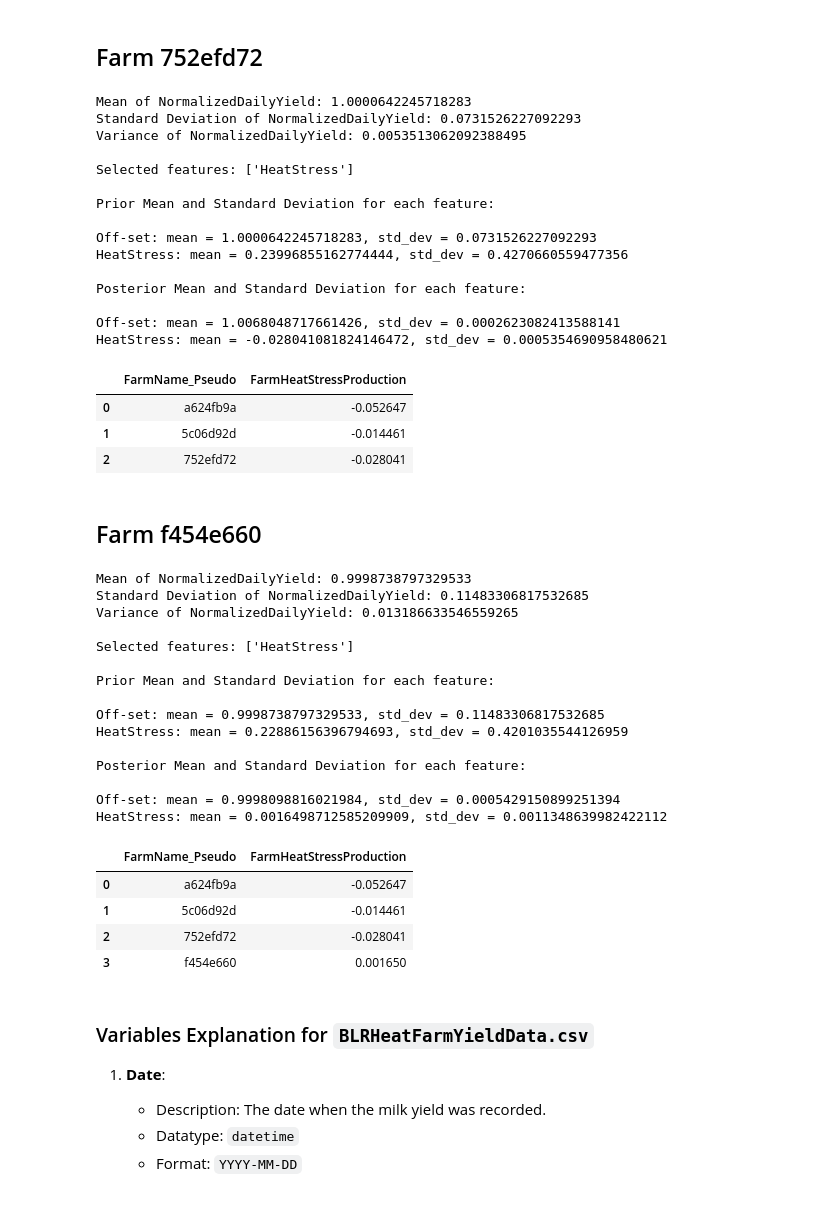
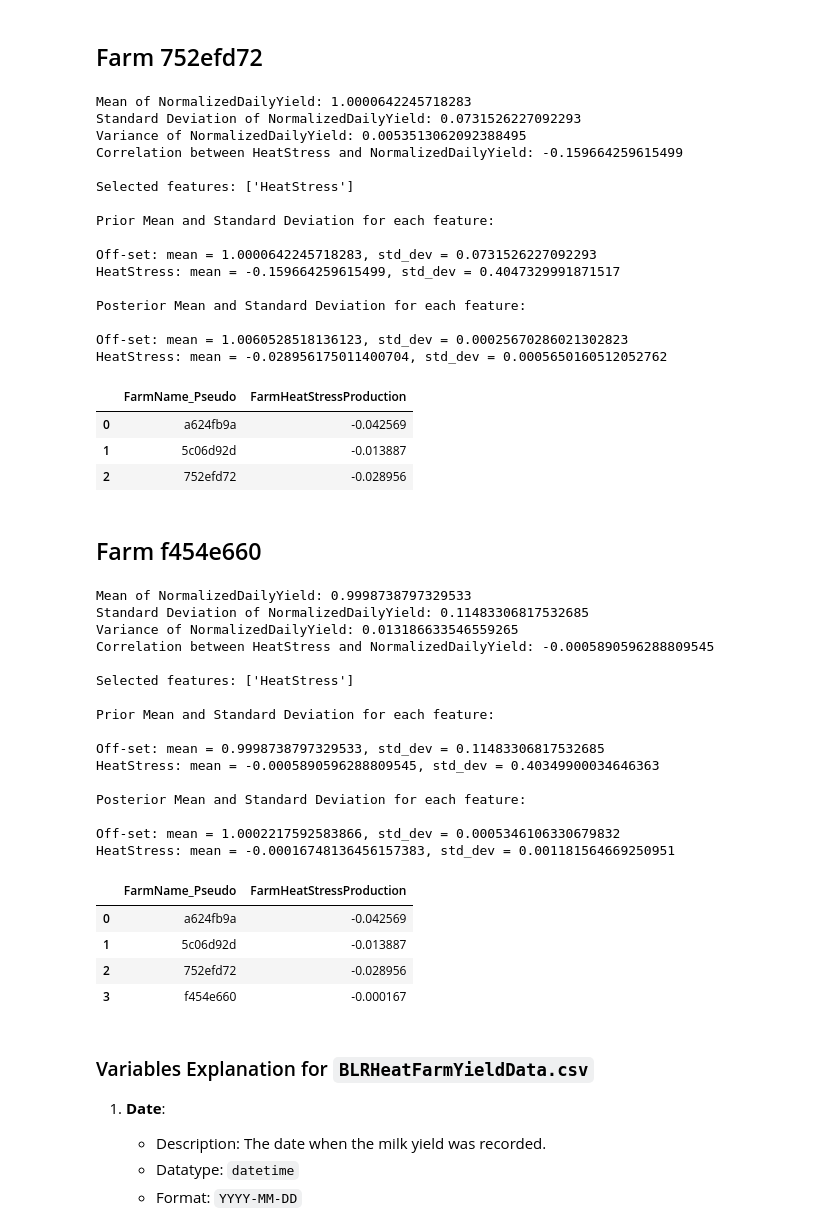
Before and after one commit to jockepolis/HeatStressEvaluationSummer24, a Jupyter notebook: ModelingFarmLevelYield/BLR_FarmHeatApp.ipynb, the cells around one changed output. Saved outputs shown, nothing was run; the diff lists cells and outputs as text; code cells hidden in the pictures.

```diff
--- a/ModelingFarmLevelYield/BLR_FarmHeatApp.ipynb
+++ b/ModelingFarmLevelYield/BLR_FarmHeatApp.ipynb
@@ -185,12 +183,16 @@ train_data, val_data = train_test_split(farm_data, test_size=0.3, random_state=4
 # Define the single feature
 features = ['HeatStress']
 
+# Calculate the correlation between HeatStress and NormalizedDailyYield
+heatstress_correlation = train_data['HeatStress'].corr(train_data[target])
+print("Correlation between HeatStress and NormalizedDailyYield:", heatstress_correlation)
+
 # Function to fit and get the posterior mean for HeatStress
-def fit_and_get_heatstress_posterior(farm_id, train_data, features):
+def fit_and_get_heatstress_posterior(farm_id, train_data, features, heatstress_correlation):
     print(f"\nSelected features: {features}")
 
     # Calculate prior means for the features
-    prior_mean_values = [train_data[feature].mean() for feature in features]
+    prior_mean_values = [heatstress_correlation]  # Use correlation as prior mean for HeatStress
     prior_std_values = [train_data[feature].std() for feature in features]
 
     # Define priors
@@ -228,7 +230,7 @@ def fit_and_get_heatstress_posterior(farm_id, train_data, features):
     return heatstress_posterior_mean
 
 # Train the model with the HeatStress feature on the training set and print results
-heatstress_posterior_mean = fit_and_get_heatstress_posterior(farm_id, train_data, features)
+heatstress_posterior_mean = fit_and_get_heatstress_posterior(farm_id, train_data, features, heatstress_correlation)
 
 # Create a new DataFrame for the current farm's result
 new_result = pd.DataFrame([{
@@ -288,12 +291,16 @@ train_data, val_data = train_test_split(farm_data, test_size=0.3, random_state=4
 # Define the single feature
 features = ['HeatStress']
 
+# Calculate the correlation between HeatStress and NormalizedDailyYield
+heatstress_correlation = train_data['HeatStress'].corr(train_data[target])
+print("Correlation between HeatStress and NormalizedDailyYield:", heatstress_correlation)
+
 # Function to fit and get the posterior mean for HeatStress
-def fit_and_get_heatstress_posterior(farm_id, train_data, features):
+def fit_and_get_heatstress_posterior(farm_id, train_data, features, heatstress_correlation):
     print(f"\nSelected features: {features}")
 
     # Calculate prior means for the features
-    prior_mean_values = [train_data[feature].mean() for feature in features]
+    prior_mean_values = [heatstress_correlation]  # Use correlation as prior mean for HeatStress
     prior_std_values = [train_data[feature].std() for feature in features]
 
     # Define priors
@@ -331,7 +338,7 @@ def fit_and_get_heatstress_posterior(farm_id, train_data, features):
     return heatstress_posterior_mean
 
 # Train the model with the HeatStress feature on the training set and print results
-heatstress_posterior_mean = fit_and_get_heatstress_posterior(farm_id, train_data, features)
+heatstress_posterior_mean = fit_and_get_heatstress_posterior(farm_id, train_data, features, heatstress_correlation)
 
 # Create a new DataFrame for the current farm's result
 new_result = pd.DataFrame([{
@@ -390,12 +398,16 @@ train_data, val_data = train_test_split(farm_data, test_size=0.3, random_state=4
 # Define the single feature
 features = ['HeatStress']
 
+# Calculate the correlation between HeatStress and NormalizedDailyYield
+heatstress_correlation = train_data['HeatStress'].corr(train_data[target])
+print("Correlation between HeatStress and NormalizedDailyYield:", heatstress_correlation)
+
 # Function to fit and get the posterior mean for HeatStress
-def fit_and_get_heatstress_posterior(farm_id, train_data, features):
+def fit_and_get_heatstress_posterior(farm_id, train_data, features, heatstress_correlation):
     print(f"\nSelected features: {features}")
 
     # Calculate prior means for the features
-    prior_mean_values = [train_data[feature].mean() for feature in features]
+    prior_mean_values = [heatstress_correlation]  # Use correlation as prior mean for HeatStress
     prior_std_values = [train_data[feature].std() for feature in features]
 
     # Define priors
@@ -433,7 +445,7 @@ def fit_and_get_heatstress_posterior(farm_id, train_data, features):
     return heatstress_posterior_mean
 
 # Train the model with the HeatStress feature on the training set and print results
-heatstress_posterior_mean = fit_and_get_heatstress_posterior(farm_id, train_data, features)
+heatstress_posterior_mean = fit_and_get_heatstress_posterior(farm_id, train_data, features, heatstress_correlation)
 
 # Create a new DataFrame for the current farm's result
 new_result = pd.DataFrame([{
@@ -452,22 +464,23 @@ results_df
 Mean of NormalizedDailyYield: 1.0000642245718283
 Standard Deviation of NormalizedDailyYield: 0.0731526227092293
 Variance of NormalizedDailyYield: 0.0053513062092388495
+Correlation between HeatStress and NormalizedDailyYield: -0.159664259615499
 
 Selected features: ['HeatStress']
 
 Prior Mean and Standard Deviation for each feature:
 
 Off-set: mean = 1.0000642245718283, std_dev = 0.0731526227092293
-HeatStress: mean = 0.23996855162774444, std_dev = 0.4270660559477356
+HeatStress: mean = -0.159664259615499, std_dev = 0.4047329991871517
 
 Posterior Mean and Standard Deviation for each feature:
 
-Off-set: mean = 1.0068048717661426, std_dev = 0.0002623082413588141
-HeatStress: mean = -0.028041081824146472, std_dev = 0.0005354690958480621
+Off-set: mean = 1.0060528518136123, std_dev = 0.00025670286021302823
+HeatStress: mean = -0.028956175011400704, std_dev = 0.0005650160512052762
 |  | FarmName_Pseudo | FarmHeatStressProduction |
-| 0 | a624fb9a | -0.052647 |
-| 1 | 5c06d92d | -0.014461 |
-| 2 | 752efd72 | -0.028041 |
+| 0 | a624fb9a | -0.042569 |
+| 1 | 5c06d92d | -0.013887 |
+| 2 | 752efd72 | -0.028956 |
 # %% [markdown]
 ## Farm f454e660
 # %%
@@ -493,12 +506,16 @@ train_data, val_data = train_test_split(farm_data, test_size=0.3, random_state=4
 # Define the single feature
 features = ['HeatStress']
 
+# Calculate the correlation between HeatStress and NormalizedDailyYield
+heatstress_correlation = train_data['HeatStress'].corr(train_data[target])
+print("Correlation between HeatStress and NormalizedDailyYield:", heatstress_correlation)
+
 # Function to fit and get the posterior mean for HeatStress
-def fit_and_get_heatstress_posterior(farm_id, train_data, features):
+def fit_and_get_heatstress_posterior(farm_id, train_data, features, heatstress_correlation):
     print(f"\nSelected features: {features}")
 
     # Calculate prior means for the features
-    prior_mean_values = [train_data[feature].mean() for feature in features]
+    prior_mean_values = [heatstress_correlation]  # Use correlation as prior mean for HeatStress
     prior_std_values = [train_data[feature].std() for feature in features]
 
     # Define priors
@@ -536,42 +553,43 @@ def fit_and_get_heatstress_posterior(farm_id, train_data, features):
     return heatstress_posterior_mean
 
 # Train the model with the HeatStress feature on the training set and print results
-heatstress_posterior_mean = fit_and_get_heatstress_posterior(farm_id, train_data, features)
+heatstress_posterior_mean = fit_and_get_heatstress_posterior(farm_id, train_data, features, heatstress_correlation)
 
 # Create a new DataFrame for the current farm's result
 new_result = pd.DataFrame([{
     'FarmName_Pseudo': farm_id,
     'FarmHeatStressProduction': heatstress_posterior_mean
 }])
 
 # Check if results_df is empty before concatenation
 if results_df.empty:
     results_df = new_result
 else:
     results_df = pd.concat([results_df, new_result], ignore_index=True)
 
 results_df
 # %% [output]
 Mean of NormalizedDailyYield: 0.9998738797329533
 Standard Deviation of NormalizedDailyYield: 0.11483306817532685
 Variance of NormalizedDailyYield: 0.013186633546559265
+Correlation between HeatStress and NormalizedDailyYield: -0.0005890596288809545
 
 Selected features: ['HeatStress']
 
 Prior Mean and Standard Deviation for each feature:
 
 Off-set: mean = 0.9998738797329533, std_dev = 0.11483306817532685
-HeatStress: mean = 0.22886156396794693, std_dev = 0.4201035544126959
+HeatStress: mean = -0.0005890596288809545, std_dev = 0.40349900034646363
 
 Posterior Mean and Standard Deviation for each feature:
 
-Off-set: mean = 0.9998098816021984, std_dev = 0.0005429150899251394
-HeatStress: mean = 0.0016498712585209909, std_dev = 0.0011348639982422112
+Off-set: mean = 1.0002217592583866, std_dev = 0.0005346106330679832
+HeatStress: mean = -0.00016748136456157383, std_dev = 0.001181564669250951
 |  | FarmName_Pseudo | FarmHeatStressProduction |
-| 0 | a624fb9a | -0.052647 |
-| 1 | 5c06d92d | -0.014461 |
-| 2 | 752efd72 | -0.028041 |
-| 3 | f454e660 | 0.001650 |
+| 0 | a624fb9a | -0.042569 |
+| 1 | 5c06d92d | -0.013887 |
+| 2 | 752efd72 | -0.028956 |
+| 3 | f454e660 | -0.000167 |
 # %%
 # Save the new data to a new CSV file called 'FarmHeatData.csv' in same folder
 milk_data.to_csv('../Data/MergedData/BLRHeatFarmYieldData.csv', index=False)
```
Also changed, not shown: parts of 5 cells of this notebook, 2 other files.
